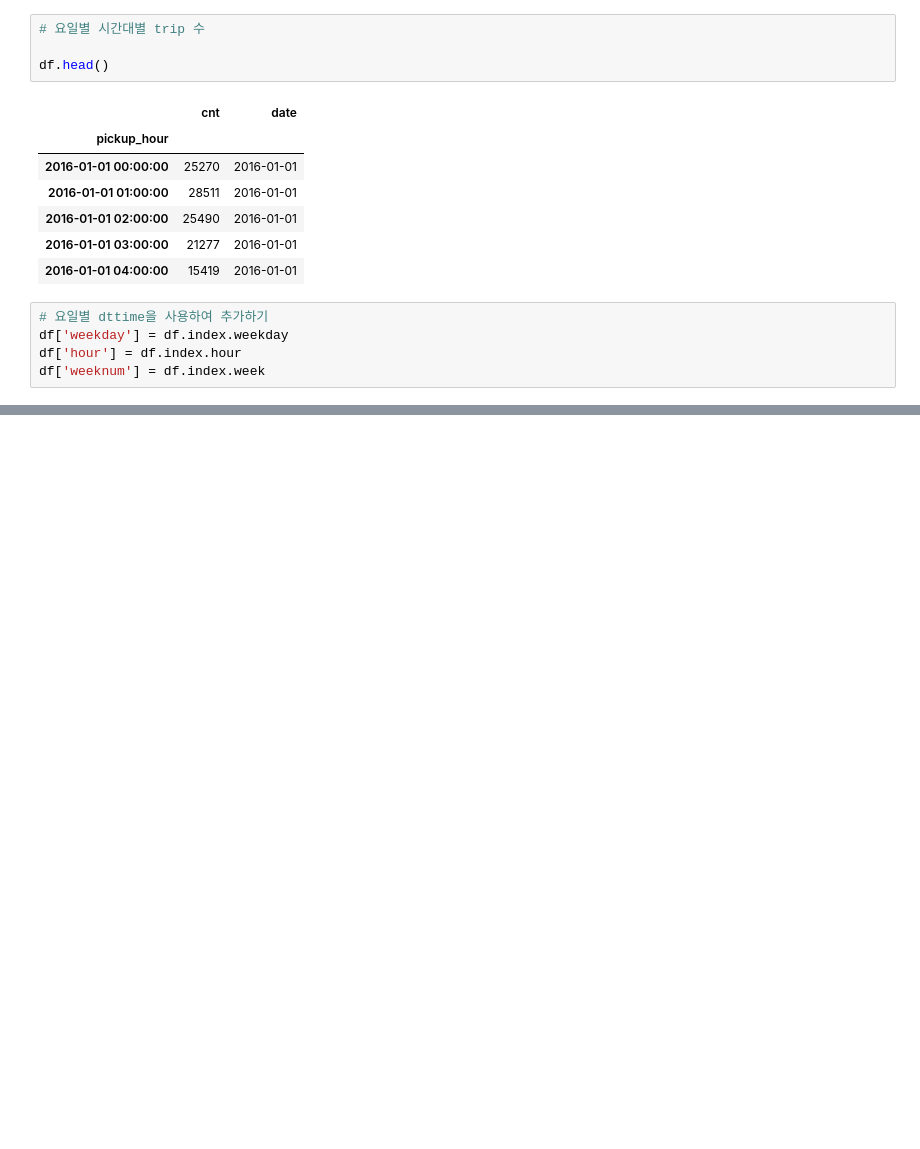
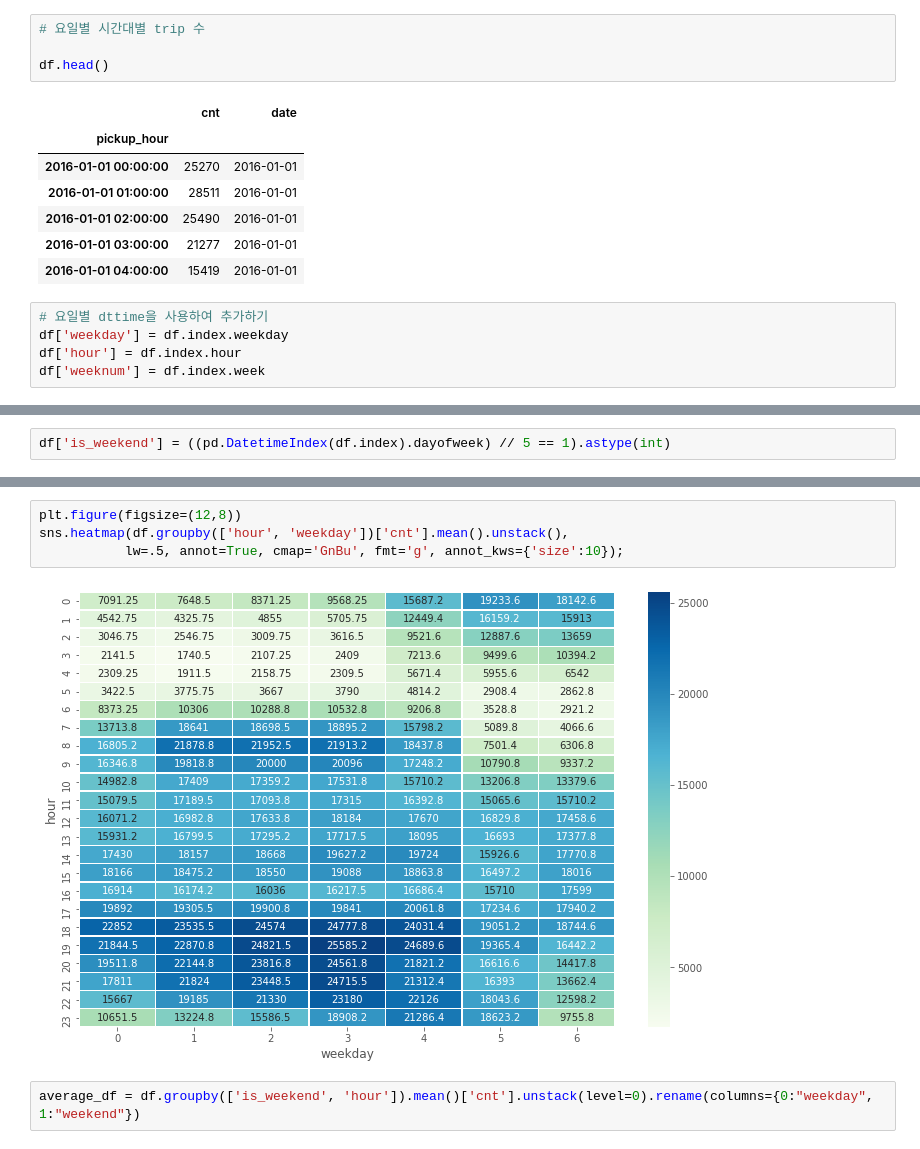
Before and after one commit to Yenabeam/prjt_TaxiDemand, a Jupyter notebook: nyc_taxi_EDA.ipynb, the cells around one changed output, grey strips where cells are left out. Cells and saved outputs as stored; diff of their text form; blank space fills up the shorter version.

```diff
--- a/nyc_taxi_EDA.ipynb
+++ b/nyc_taxi_EDA.ipynb
@@ -110,0 +164,2 @@ df['weeknum'] = df.index.week
+# %%
+df['is_weekend'] = ((pd.DatetimeIndex(df.index).dayofweek) // 5 == 1).astype(int)
@@ -110,0 +170,8 @@ df['weeknum'] = df.index.week
+# %%
+plt.figure(figsize=(12,8))
+sns.heatmap(df.groupby(['hour', 'weekday'])['cnt'].mean().unstack(),
+           lw=.5, annot=True, cmap='GnBu', fmt='g', annot_kws={'size':10});
+# %% [output]
+[figure, added]
+# %%
+average_df = df.groupby(['is_weekend', 'hour']).mean()['cnt'].unstack(level=0).rename(columns={0:"weekday", 1:"weekend"})
```
Also changed, not shown: parts of 17 cells of this notebook.
